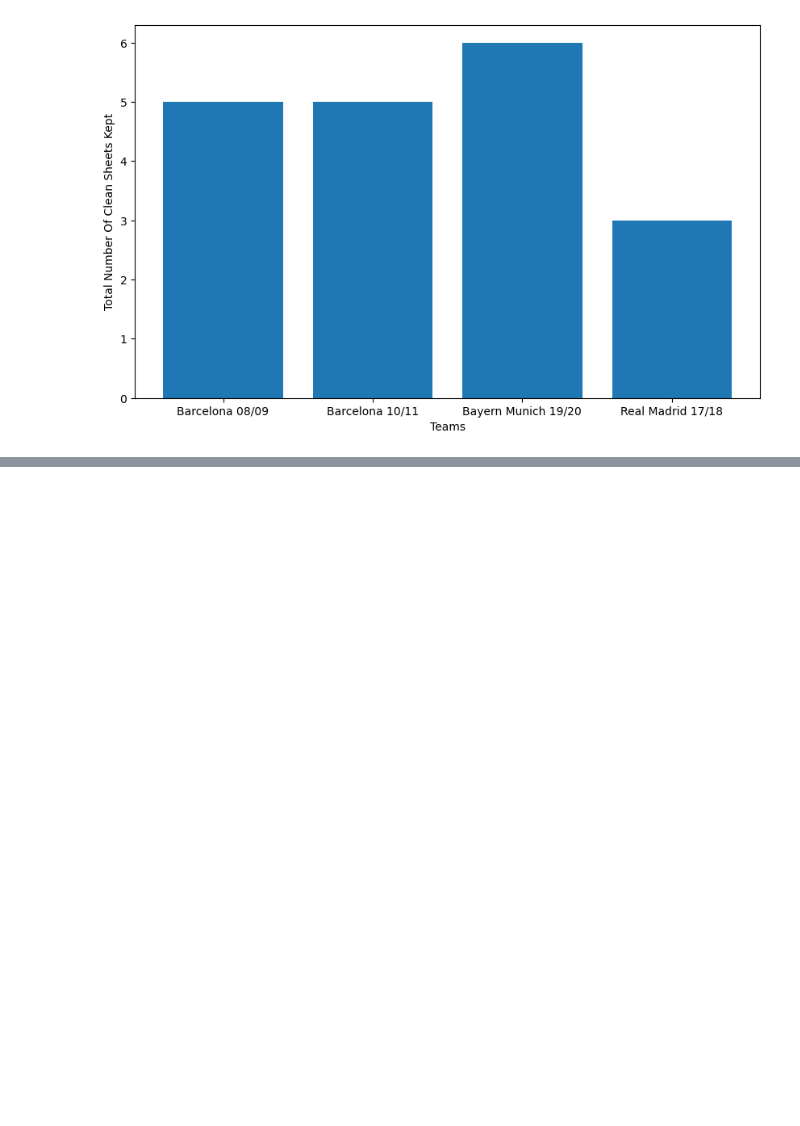
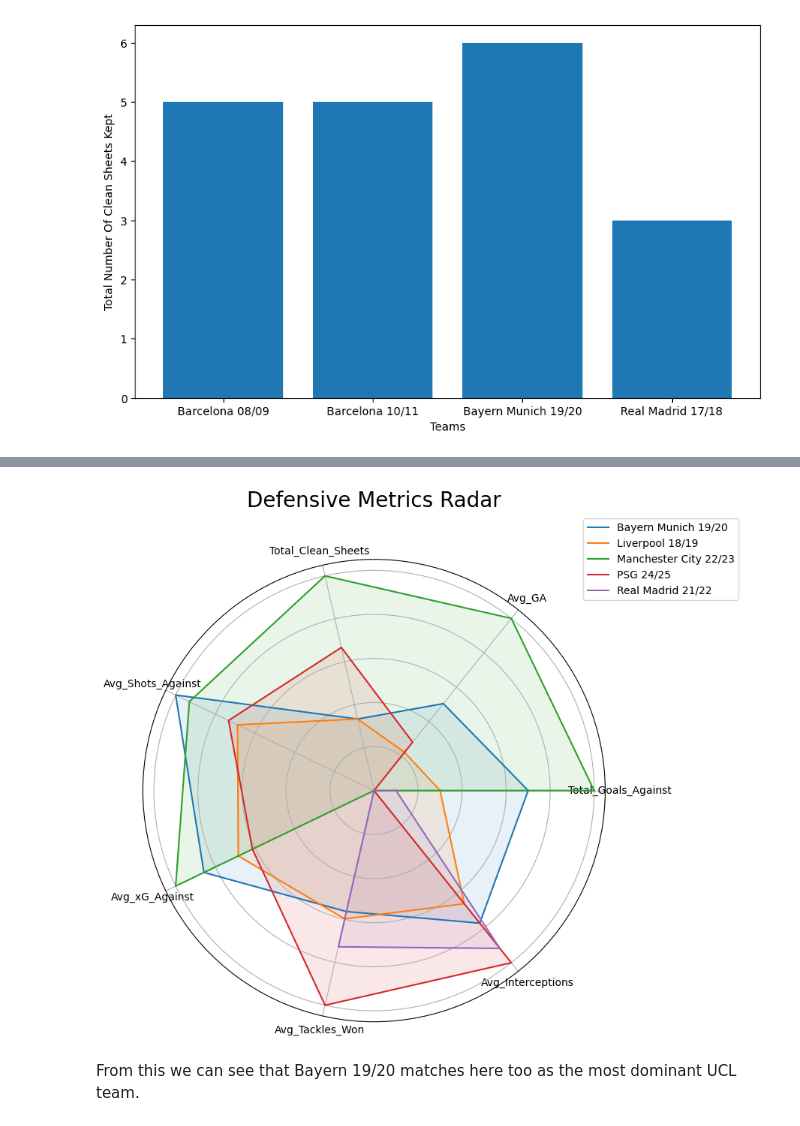
Before and after one commit to lawgalyadel/UCL-Dominance, a Jupyter notebook: UCLAnalysis.ipynb, the cells around one changed output, grey strips where cells are left out. Cells and saved outputs as stored; diff of their text form; code cells hidden in the pictures; blank space fills up the shorter version.

```diff
--- a/UCLAnalysis.ipynb
+++ b/UCLAnalysis.ipynb
@@ -133,0 +411,38 @@ plt.show()
+# %%
+DefendingSummary = UCLTeamsModern.groupby('Team').agg(
+    Total_Goals_Against=('GA', 'sum'),
+    Avg_GA=('GA', 'mean'),
+    Total_Clean_Sheets=('CleanSheet', 'sum'),
+    Avg_Shots_Against=('Shots_Against', 'mean'),
+    Avg_xG_Against=('xG_Against', 'mean'),
+    Avg_Tackles_Won=('Tackles_Won_For', 'mean'),
+    Avg_Interceptions=('Interceptions_For', 'mean')
+)
+lower_is_better = ['Total_Goals_Against', 'Avg_GA', 'Avg_Shots_Against', 'Avg_xG_Against']
+DefendingSummary_scaled = DefendingSummary.copy()
+for col in DefendingSummary_scaled.columns:
+    if col in lower_is_better:
+        DefendingSummary_scaled[col] = (DefendingSummary[col].max() - DefendingSummary[col]) / (DefendingSummary[col].max() - DefendingSummary[col].min())
+    else:
+        DefendingSummary_scaled[col] = (DefendingSummary[col] - DefendingSummary[col].min()) / (DefendingSummary[col].max() - DefendingSummary[col].min())
+labels = DefendingSummary.columns
+num_vars = len(labels)
+angles = np.linspace(0, 2 * np.pi, num_vars, endpoint=False).tolist()
+angles += angles[:1]
+fig, ax = plt.subplots(figsize=(8, 8), subplot_kw=dict(polar=True))
+for index, row in DefendingSummary_scaled.iterrows():
+    values = row.values.flatten().tolist()
+    values += values[:1]
+    ax.plot(angles, values, label=index)
+    ax.fill(angles, values, alpha=0.1)
+ax.set_yticklabels([])
+ax.set_xticks(angles[:-1])
+ax.set_xticklabels(labels)
+plt.title('Defensive Metrics Radar', size=20, y=1.1)
+plt.legend(loc='upper right', bbox_to_anchor=(1.3, 1.1))
+plt.savefig('defensive_radar.png')
+plt.show()
+# %% [output]
+[figure, added]
+# %% [markdown]
+From this we can see that Bayern 19/20 matches here too as the most dominant UCL team.
```
Also changed, not shown: parts of 16 cells of this notebook, 9 other files.
